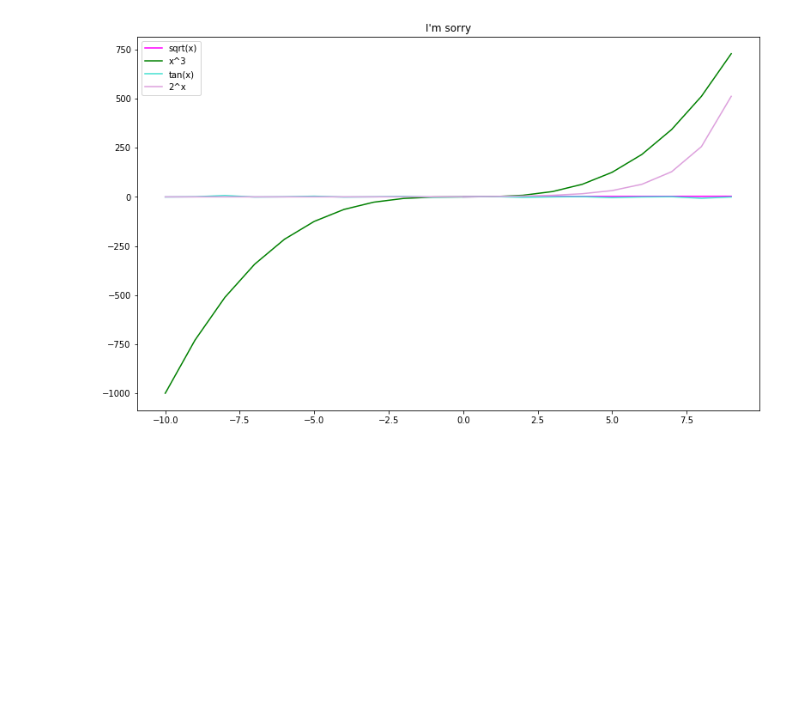
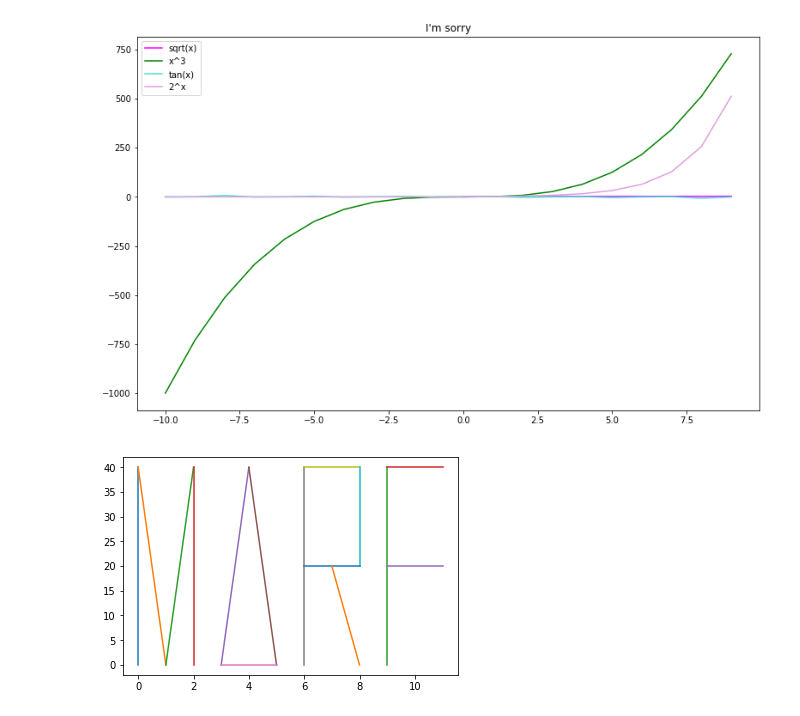
Before and after one commit to madeleinecapper/python-exercises, a Jupyter notebook: 4.6.1_matplotlib_exercises.ipynb, the cells around one changed output. Cells and saved outputs as stored; diff of their text form; code cells hidden in the pictures; blank space fills up the shorter version.

```diff
--- a/4.6.1_matplotlib_exercises.ipynb
+++ b/4.6.1_matplotlib_exercises.ipynb
@@ -96,3 +96,23 @@ plt.title('I\'m sorry')
 plt.show()
 # %% [output]
 [figure]
+# %%
+x1, y1 = [0,0],[0,40]
+x2, y2 = [0,1],[40,0]
+x3, y3 = [1,2],[0,40]
+x4, y4 = [2,2],[40,0]
+x5, y5 = [3, 4], [0, 40]
+x6, y6 = [4,5],[40,0]
+x7, y7 = [3,5],[0,0]
+x8,y8 = [6,6],[0,40]
+x9,y9 = [6,8],[40,40]
+x10,y10 = [8,8],[40,20]
+x11,y11 = [8,6], [20,20]
+x12,y12 = [7,8], [20,0]
+x13,y13 = [9,9], [0,40]
+x14, y14 = [9,11], [40,40]
+x15,y15 = [9,11], [20,20]
+plt.plot(x1,y1,x2,y2,x3,y3,x4,y4,x5,y5,x6,y6,x7,y7,x8,y8,x9,y9,x10,y10,x11,y11,x12,y12,x13,y13,x14,y14,x15,y15)
+plt.show()
+# %% [output]
+[figure, added]
```
